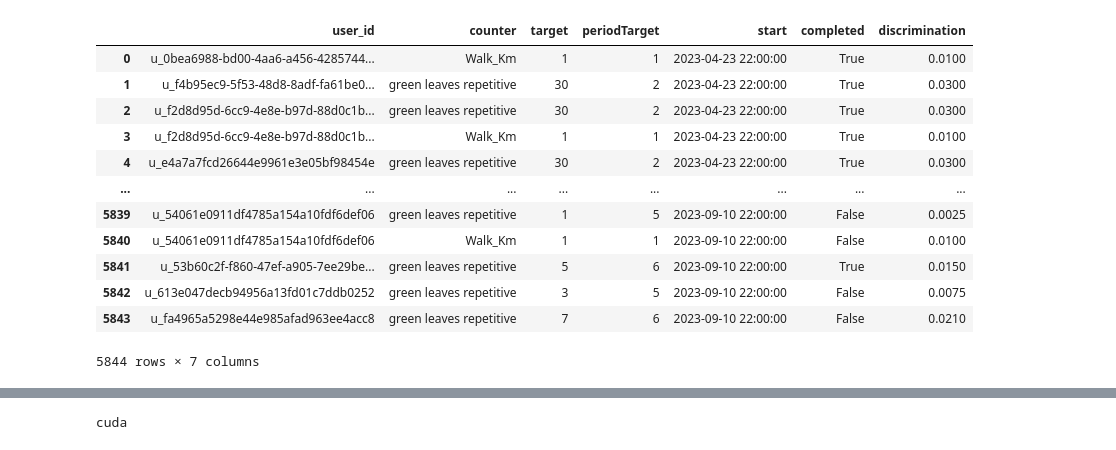
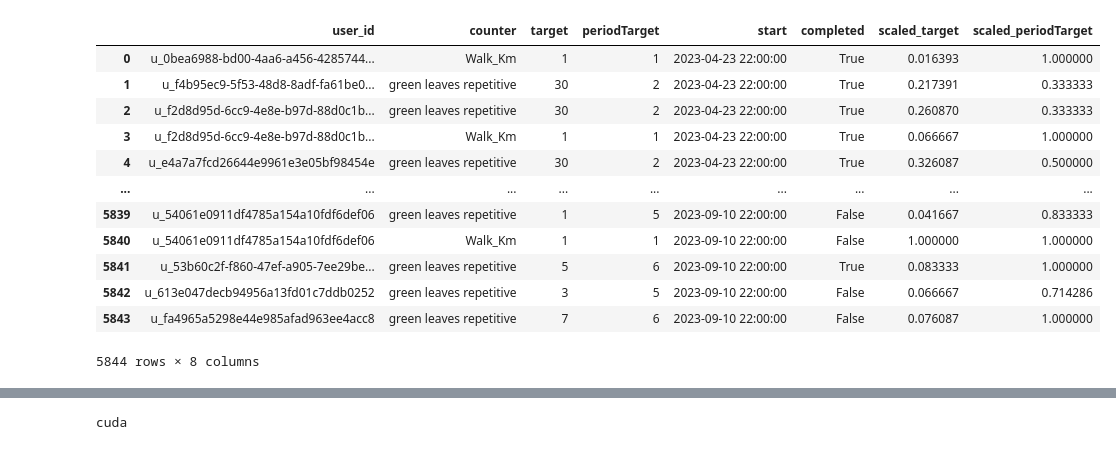
Before and after one commit to rik1599/playngo_challenge_generator, a Jupyter notebook: notebooks/Ferrara.ipynb, the cells around one changed output, grey strips where cells are left out. Cells and saved outputs as stored; diff of their text form; code cells hidden in the pictures.

```diff
--- a/notebooks/Ferrara.ipynb
+++ b/notebooks/Ferrara.ipynb
@@ -6,55 +6,48 @@ import numpy as np
 data = [json.loads(line) for line in open('../data/Ferrara2023-citizens-individualChallenges.json')]
 data = [d for d in data if d['concept']['modelName'] != 'survey' and d['concept']['state'] in ['COMPLETED', 'FAILED']]
 filtered_data = [
     {
         'user_id': d['playerId'],
         'counter': d['concept']['fields']['counterName'],
         'target': int(d['concept']['fields']['target']),
         'periodTarget': d['concept']['fields']['periodTarget'],
         'start': d['concept']['start'],
         'completed': d['concept']['completed'],
     }
     for d in data
 ]
 
-MAX_VALUES = {
-    'Bike_Km': 250,
-    'Walk_Km': 100,
-    'green leaves': 2000,
-    'green leaves repetitive': 2000,
-}
-
 df = pd.DataFrame(filtered_data)
 df['start'] = pd.to_datetime(df['start'])
 
 df = df[df['start'] < '2023-09-17']
 df = df.groupby(['user_id', 'counter']).filter(lambda x: len(x) > 1)
 
 df['periodTarget'] = df['periodTarget'].fillna(1).astype(int)
 df['user_id'] = df['user_id'].astype('category')
 df['counter'] = df.apply(lambda x: f"{x['counter']} repetitive" if x['periodTarget'] > 1 else x['counter'], axis=1)
 df['counter'] = df['counter'].astype('category')
 
-df['discrimination'] = df['target'] * df['periodTarget']
-df['discrimination'] = df.groupby('counter', observed=False)['discrimination'].transform(lambda x: x / MAX_VALUES[x.name])
+df['scaled_target'] = df.groupby(['user_id', 'counter'], observed=True)['target'].transform(lambda x: x / x.max())
+df['scaled_periodTarget'] = df.groupby(['user_id', 'counter'], observed=True)['periodTarget'].transform(lambda x: x / x.max())
 
 df.sort_values('start', ascending=True, inplace=True, ignore_index=True)
 
 df
 # %% [output]
-|  | user_id | counter | target | periodTarget | start | completed | discrimination |
-| 0 | u_0bea6988-bd00-4aa6-a456-4285744... | Walk_Km | 1 | 1 | 2023-04-23 22:00:00 | True | 0.0100 |
-| 1 | u_f4b95ec9-5f53-48d8-8adf-fa61be0... | green leaves repetitive | 30 | 2 | 2023-04-23 22:00:00 | True | 0.0300 |
-| 2 | u_f2d8d95d-6cc9-4e8e-b97d-88d0c1b... | green leaves repetitive | 30 | 2 | 2023-04-23 22:00:00 | True | 0.0300 |
-| 3 | u_f2d8d95d-6cc9-4e8e-b97d-88d0c1b... | Walk_Km | 1 | 1 | 2023-04-23 22:00:00 | True | 0.0100 |
-| 4 | u_e4a7a7fcd26644e9961e3e05bf98454e | green leaves repetitive | 30 | 2 | 2023-04-23 22:00:00 | True | 0.0300 |
-| ... | ... | ... | ... | ... | ... | ... | ... |
-| 5839 | u_54061e0911df4785a154a10fdf6def06 | green leaves repetitive | 1 | 5 | 2023-09-10 22:00:00 | False | 0.0025 |
-| 5840 | u_54061e0911df4785a154a10fdf6def06 | Walk_Km | 1 | 1 | 2023-09-10 22:00:00 | False | 0.0100 |
-| 5841 | u_53b60c2f-f860-47ef-a905-7ee29be... | green leaves repetitive | 5 | 6 | 2023-09-10 22:00:00 | True | 0.0150 |
-| 5842 | u_613e047decb94956a13fd01c7ddb0252 | green leaves repetitive | 3 | 5 | 2023-09-10 22:00:00 | False | 0.0075 |
-| 5843 | u_fa4965a5298e44e985afad963ee4acc8 | green leaves repetitive | 7 | 6 | 2023-09-10 22:00:00 | False | 0.0210 |
+|  | user_id | counter | target | periodTarget | start | completed | scaled_target | scaled_periodTarget |
+| 0 | u_0bea6988-bd00-4aa6-a456-4285744... | Walk_Km | 1 | 1 | 2023-04-23 22:00:00 | True | 0.016393 | 1.000000 |
+| 1 | u_f4b95ec9-5f53-48d8-8adf-fa61be0... | green leaves repetitive | 30 | 2 | 2023-04-23 22:00:00 | True | 0.217391 | 0.333333 |
+| 2 | u_f2d8d95d-6cc9-4e8e-b97d-88d0c1b... | green leaves repetitive | 30 | 2 | 2023-04-23 22:00:00 | True | 0.260870 | 0.333333 |
+| 3 | u_f2d8d95d-6cc9-4e8e-b97d-88d0c1b... | Walk_Km | 1 | 1 | 2023-04-23 22:00:00 | True | 0.066667 | 1.000000 |
+| 4 | u_e4a7a7fcd26644e9961e3e05bf98454e | green leaves repetitive | 30 | 2 | 2023-04-23 22:00:00 | True | 0.326087 | 0.500000 |
+| ... | ... | ... | ... | ... | ... | ... | ... | ... |
+| 5839 | u_54061e0911df4785a154a10fdf6def06 | green leaves repetitive | 1 | 5 | 2023-09-10 22:00:00 | False | 0.041667 | 0.833333 |
+| 5840 | u_54061e0911df4785a154a10fdf6def06 | Walk_Km | 1 | 1 | 2023-09-10 22:00:00 | False | 1.000000 | 1.000000 |
+| 5841 | u_53b60c2f-f860-47ef-a905-7ee29be... | green leaves repetitive | 5 | 6 | 2023-09-10 22:00:00 | True | 0.083333 | 1.000000 |
+| 5842 | u_613e047decb94956a13fd01c7ddb0252 | green leaves repetitive | 3 | 5 | 2023-09-10 22:00:00 | False | 0.066667 | 0.714286 |
+| 5843 | u_fa4965a5298e44e985afad963ee4acc8 | green leaves repetitive | 7 | 6 | 2023-09-10 22:00:00 | False | 0.076087 | 1.000000 |
-5844 rows × 7 columns
+5844 rows × 8 columns
 # %%
 import matplotlib.pyplot as plt
 
```
Also changed, not shown: parts of 9 cells of this notebook, 2 other files.
